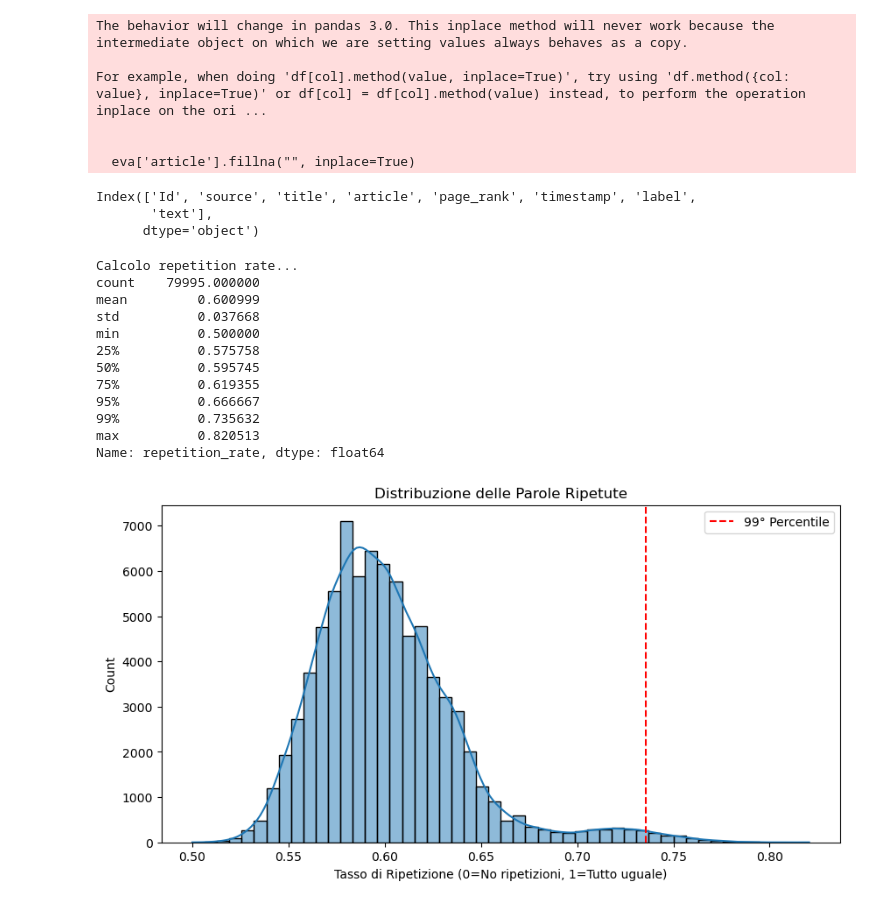
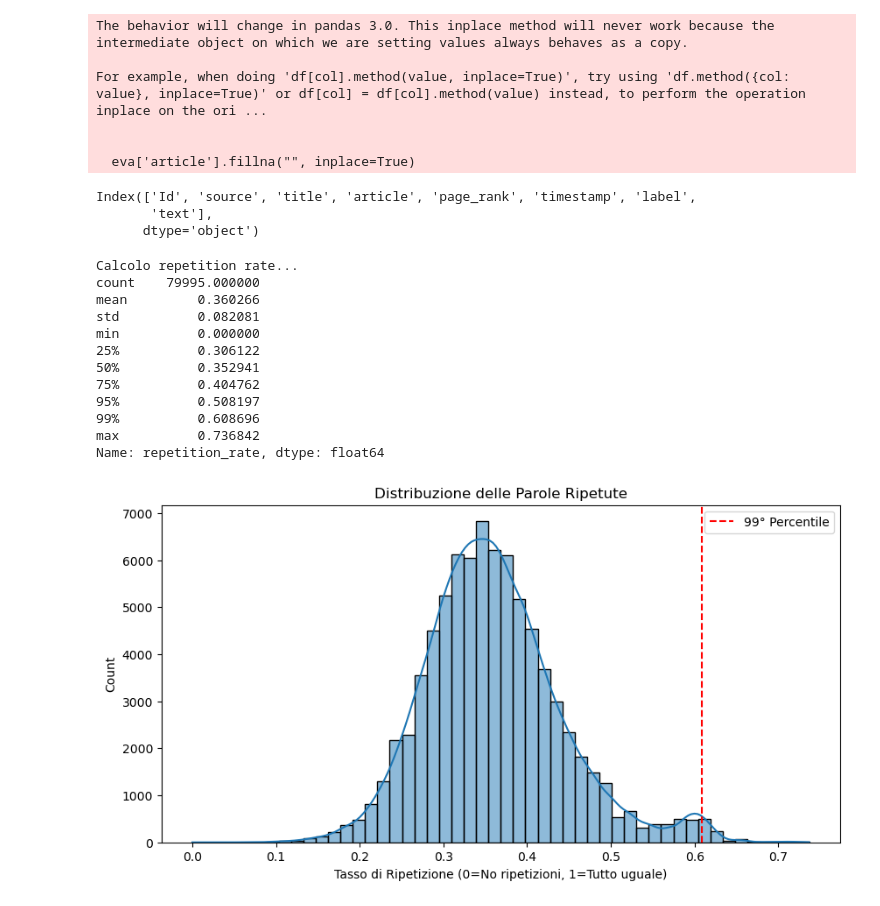
Before and after one commit to luciobaiocchi/newspaper_classificator, a Jupyter notebook: prova_leo.ipynb, the cells around one changed output. Cells and saved outputs as stored; diff of their text form; code cells hidden in the pictures.

```diff
--- a/prova_leo.ipynb
+++ b/prova_leo.ipynb
@@ -62,56 +64,53 @@ For example, when doing 'df[col].method(value, inplace=True)', try using 'df.met
 
 
   eva['article'].fillna("", inplace=True)
+# %%
+eva['text'] = eva['source'] + ' ' + eva['title'] + ' ' + eva['title'] + ' ' + eva['title'] + ' ' + eva['article']
+df['text'] = df['source'] + ' ' + df['title'] + ' ' + df['title'] + ' ' + df['title'] + ' ' + df['article']
+df.columns
+# %% [output]
+Index(['Id', 'source', 'title', 'article', 'page_rank', 'timestamp', 'label',
+       'text'],
+      dtype='object')
 # %%
-import re
-import string
+# Assicurati di aver installato lxml: pip install lxml
+import pandas as pd
 from bs4 import BeautifulSoup, Comment
 import re
 
-def clean_text(text):
-    text = text.lower()  # Lowercase
-    text = re.sub(r'<[^>]+>', ' ', text)
-    text = text.translate(str.maketrans('', '', string.punctuation))  # Remove punctuation
-    text = re.sub(r'\W', ' ', text)  # Remove special characters
-    text = BeautifulSoup(text, "html.parser").get_text()  # Remove HTML tags
-    return text
-
-def clean_html_professional(html_content):
+def clean_html_optimized(html_content):
     if not isinstance(html_content, str):
         return ""
-    soup = BeautifulSoup(html_content, "html.parser")
+    soup = BeautifulSoup(html_content, "lxml")
+
     meta_desc = ""
     meta_tag = soup.find('meta', attrs={'name': 'description'})
     if meta_tag and 'content' in meta_tag.attrs:
         meta_desc = meta_tag['content']
+
     for tag in soup(['script', 'style', 'noscript', 'iframe', 'svg', 'header', 'footer', 'nav']):
         tag.decompose()
+
     comments = soup.find_all(string=lambda text: isinstance(text, Comment))
     for c in comments:
         c.extract()
+
     for img in soup.find_all('img'):
-        if 'alt' in img.attrs and img['alt']:
+        if img.get('alt'):
             img.replace_with(f" {img['alt']} ")
+
     text = soup.get_text(separator=' ', strip=True)
     final_text = f"{text} {meta_desc}"
-    final_text = re.sub(r'\s+', ' ', final_text).strip()
-    return final_text
 
-for i, article in zip(df.index, df['article']):
-    df.loc[i, 'article'] = clean_html_professional(article)
+    return WHITESPACE_HANDLER.sub(' ', final_text).strip()
 
-#for i, article in zip(eva.index, eva['article']):
-#    eva.loc[i, 'article'] = clean_html_professional(article)
+WHITESPACE_HANDLER = re.compile(r'\s+')
+
+#df['text'] = df['text'].apply(clean_html_optimized)
+#eva['text'] = eva['text'].apply(clean_html_optimized)
 # %%
 # unisco le colonne titolo e articolo in una colonna unica raddoppiando l'importanza del titolo
-#eva['text'] = eva['source'] + ' ' + eva['source'] + ' ' + eva['title'] + ' ' + eva['title'] + ' ' + eva['title'] + ' ' + eva['article'] + ' ' + eva['article']
 #df['text'] = df['source'] + ' ' + df['title'] + ' ' + df['article']
-df['text'] = df['source'] + ' ' + df['source'] + ' ' + df['title'] + ' ' + df['title'] + ' ' + df['title'] + ' ' + df['article'] + ' ' + df['article']
-df.columns
-# %% [output]
-Index(['Id', 'source', 'title', 'article', 'page_rank', 'timestamp', 'label',
-       'text'],
-      dtype='object')
 # %%
 import pandas as pd
 import numpy as np
@@ -134,6 +133,8 @@ eva = extract_time_features(eva)
 # %%
 df['text_word_count'] = df['text'].apply(lambda x: len(str(x).split()))
 df['title_word_count'] = df['title'].apply(lambda x: len(str(x).split()))
+eva['text_word_count'] = eva['text'].apply(lambda x: len(str(x).split()))
+eva['title_word_count'] = eva['title'].apply(lambda x: len(str(x).split()))
 # %%
 import matplotlib.pyplot as plt
 import seaborn as sns
@@ -151,43 +152,44 @@ def calculate_repetition_rate(text):
 
     if total_tokens == 0:
         return 0.0
 
     # Set rimuove i duplicati
     unique_tokens = len(set(tokens))
 
     # Calcolo: (Totale - Uniche) / Totale
     # Se Totale=100 e Uniche=60, Ripetizione = 40/100 = 0.4
     return 1.0 - (unique_tokens / total_tokens)
 
 # 1. Applicazione veloce
 print("Calcolo repetition rate...")
 df['repetition_rate'] = df['text'].apply(calculate_repetition_rate)
+eva['repetition_rate'] = eva['text'].apply(calculate_repetition_rate)
 
 # 2. Statistiche descrittive
 print(df['repetition_rate'].describe(percentiles=[0.25, 0.5, 0.75, 0.95, 0.99]))
 
 # Visualizzazione della distribuzione
 plt.figure(figsize=(10, 5))
 sns.histplot(df['repetition_rate'], bins=50, kde=True)
 plt.title("Distribuzione delle Parole Ripetute")
 plt.xlabel("Tasso di Ripetizione (0=No ripetizioni, 1=Tutto uguale)")
 plt.axvline(x=df['repetition_rate'].quantile(0.99), color='r', linestyle='--', label='99° Percentile')
 plt.legend()
 plt.show()
 # %% [output]
 Calcolo repetition rate...
 count    79995.000000
-mean         0.600999
-std          0.037668
-min          0.500000
-25%          0.575758
-50%          0.595745
-75%          0.619355
-95%          0.666667
-99%          0.735632
-max          0.820513
+mean         0.360266
+std          0.082081
+min          0.000000
+25%          0.306122
+50%          0.352941
+75%          0.404762
+95%          0.508197
+99%          0.608696
+max          0.736842
 Name: repetition_rate, dtype: float64
-[figure, old version]
+[figure, new version]
 # %%
 import pandas as pd
 import seaborn as sns
```
Also changed, not shown: parts of 11 cells of this notebook, 10 other files.
